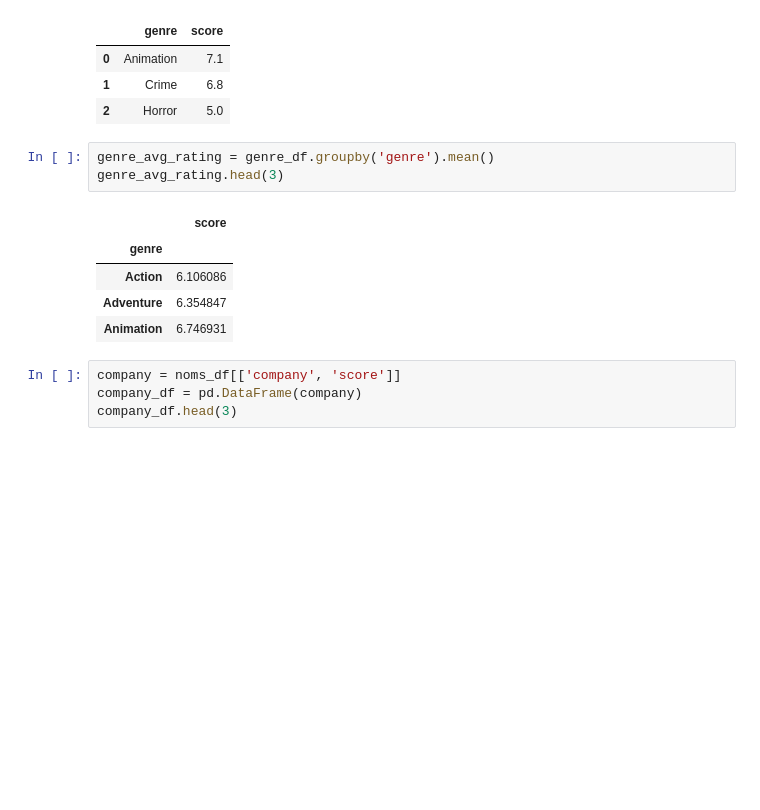
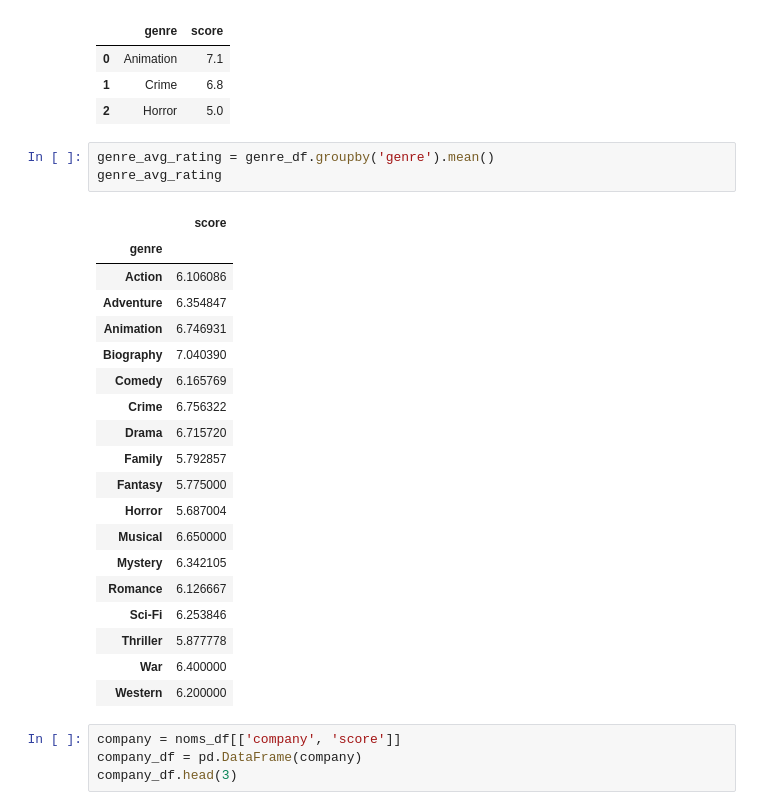
Before and after one commit to nancymathur/Project-3, a Jupyter notebook: Movies.ipynb, the cells around one changed output. Cells and saved outputs as stored; diff of their text form; blank space fills up the shorter version.

```diff
--- a/Movies.ipynb
+++ b/Movies.ipynb
@@ -161,13 +161,27 @@ genre_df.head(3)
 | 2 | Horror | 5.0 |
 # %%
 genre_avg_rating = genre_df.groupby('genre').mean()
-genre_avg_rating.head(3)
+genre_avg_rating
 # %% [output]
 |  | score |
 | genre |  |
 | Action | 6.106086 |
 | Adventure | 6.354847 |
 | Animation | 6.746931 |
+| Biography | 7.040390 |
+| Comedy | 6.165769 |
+| Crime | 6.756322 |
+| Drama | 6.715720 |
+| Family | 5.792857 |
+| Fantasy | 5.775000 |
+| Horror | 5.687004 |
+| Musical | 6.650000 |
+| Mystery | 6.342105 |
+| Romance | 6.126667 |
+| Sci-Fi | 6.253846 |
+| Thriller | 5.877778 |
+| War | 6.400000 |
+| Western | 6.200000 |
 # %%
 company = noms_df[['company', 'score']]
 company_df = pd.DataFrame(company)
```
Also changed, not shown: 7 other files.
